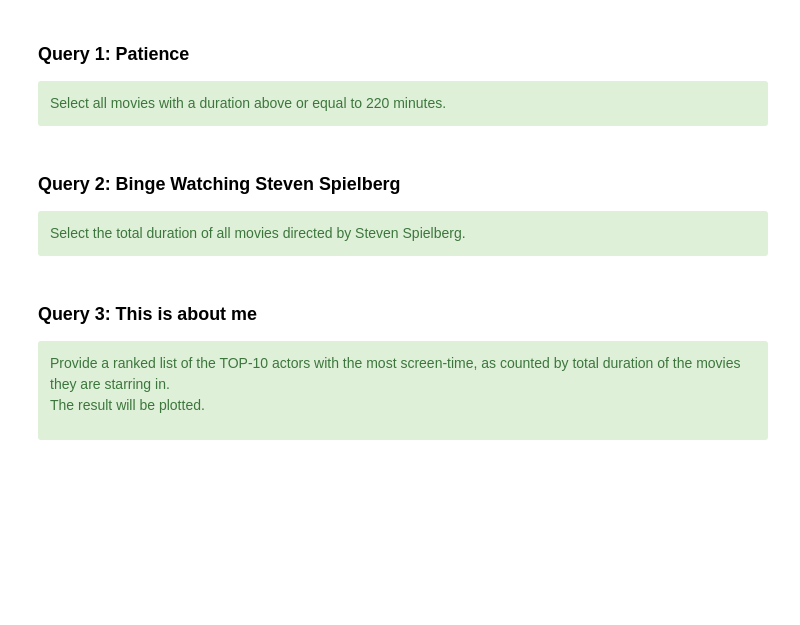
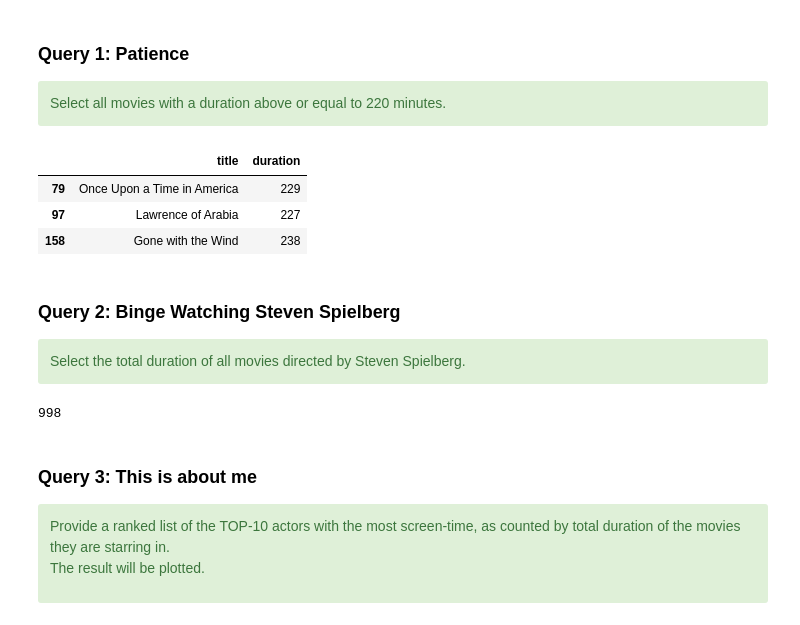
Before and after one commit to Marionese/python_ds_excercises, a Jupyter notebook: primer_exercise1/primer_part2_imdb_eda.ipynb, the cells around one changed output. Drawn from its saved outputs; the diff is of its cells as text; code cells hidden in the pictures; blank space fills up the shorter version.

```diff
--- a/primer_exercise1/primer_part2_imdb_eda.ipynb
+++ b/primer_exercise1/primer_part2_imdb_eda.ipynb
@@ -276,13 +277,17 @@ Select all movies with a duration above or equal to 220 minutes.
 # %%
 result = None
 
 # ADD YOUR CODE HERE
-
-
+result = movies[movies["duration"] >= 220] [["title", "duration"]]
 
 # DO NOT CHANGE FROM HERE
 
 result
+# %% [output]
+|  | title | duration |
+| 79 | Once Upon a Time in America | 229 |
+| 97 | Lawrence of Arabia | 227 |
+| 158 | Gone with the Wind | 238 |
 # %% [markdown]
 ### Query 2: Binge Watching Steven Spielberg
 
@@ -293,12 +298,14 @@ Select the total duration of all movies directed by Steven Spielberg.
 result = None
 
 # ADD YOUR CODE HERE
-
-
-
+result = movies.explode('directorList') #explode list for every director
+result = result [ result ["directorList"] == "Steven Spielberg"] ["duration"] #only select movies where Steven Spielberg is director and show duration
+result= int(result.sum()) #sum this value and convert to int
 # DO NOT CHANGE FROM HERE
 
 result
+# %% [output]
+998
 # %% [markdown]
 ### Query 3: This is about me
 
```
Also changed, not shown: parts of 4 cells of this notebook, 1 other file.
